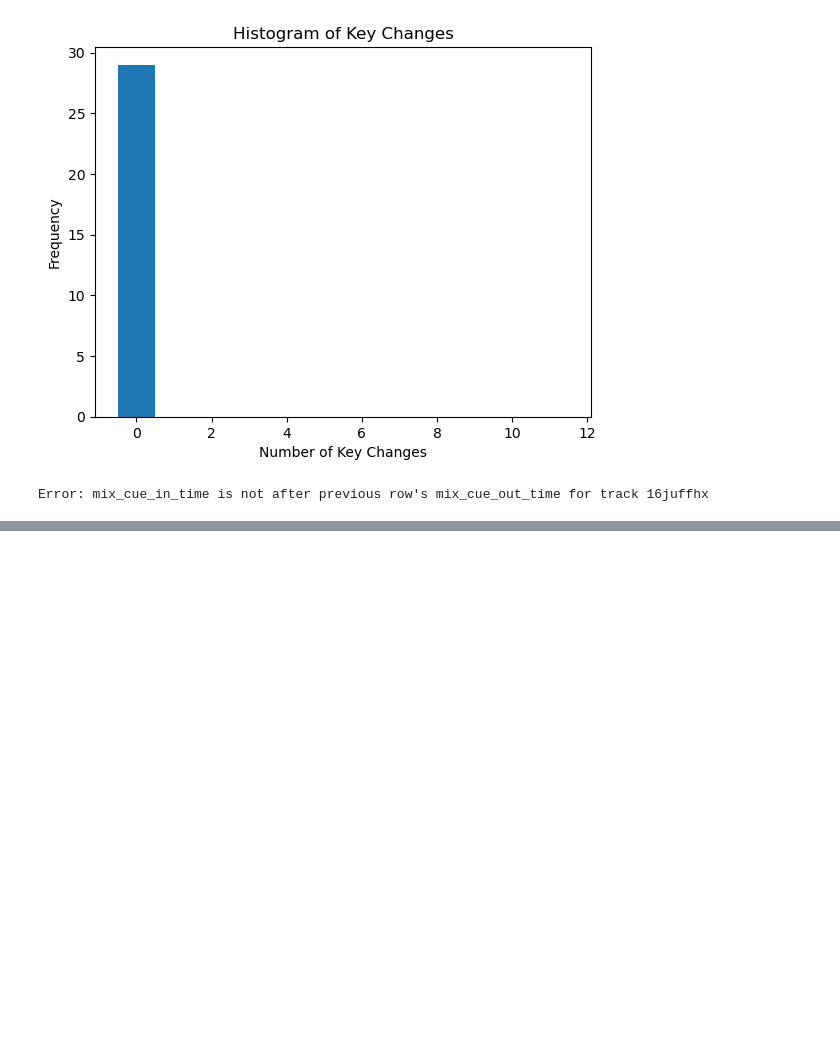
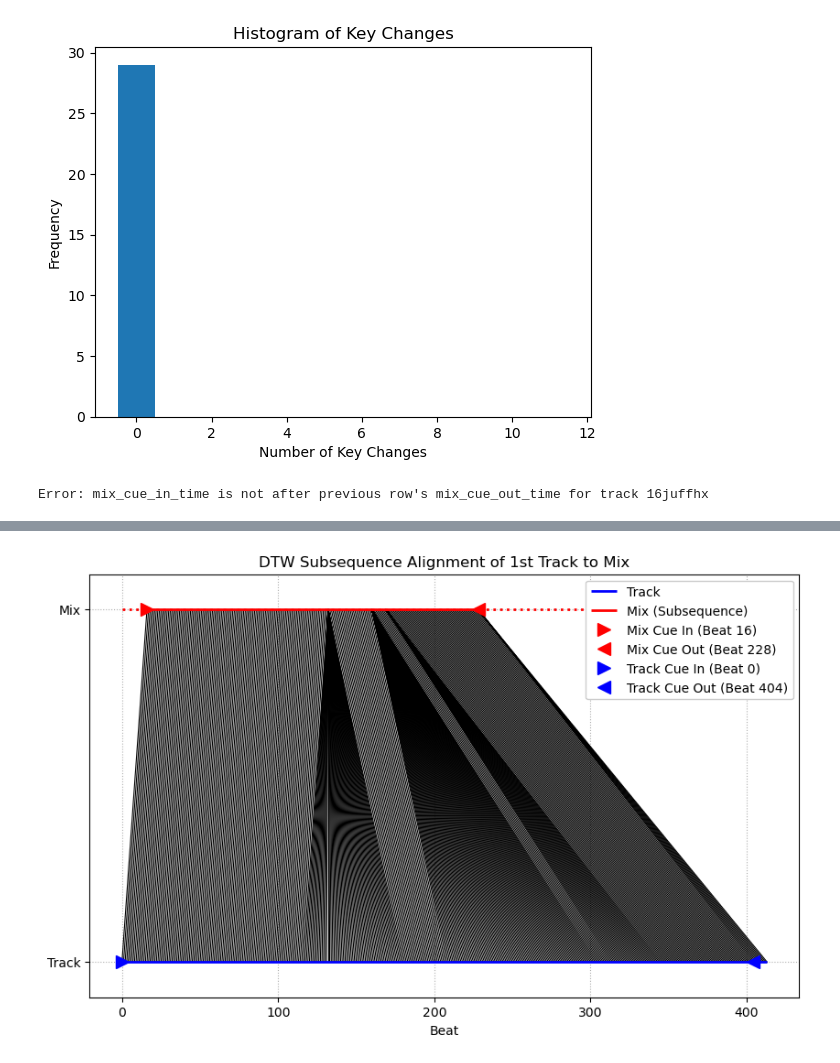
Before and after one commit to michaelhein39/dj-transition-predictor, a Jupyter notebook: notebooks/alignment_eda.ipynb, the cells around one changed output, grey strips where cells are left out. Cells and saved outputs as stored; diff of their text form; code cells hidden in the pictures; blank space fills up the shorter version.

```diff
--- a/notebooks/alignment_eda.ipynb
+++ b/notebooks/alignment_eda.ipynb
@@ -498,0 +596,4 @@ Error: mix_cue_in_time is not after previous row's mix_cue_out_time for track 16
+# %%
+plot_warp_path_connections(df_chroma_mfcc_sc)
+# %% [output]
+[figure, added]
```
Also changed, not shown: parts of 24 cells of this notebook.
